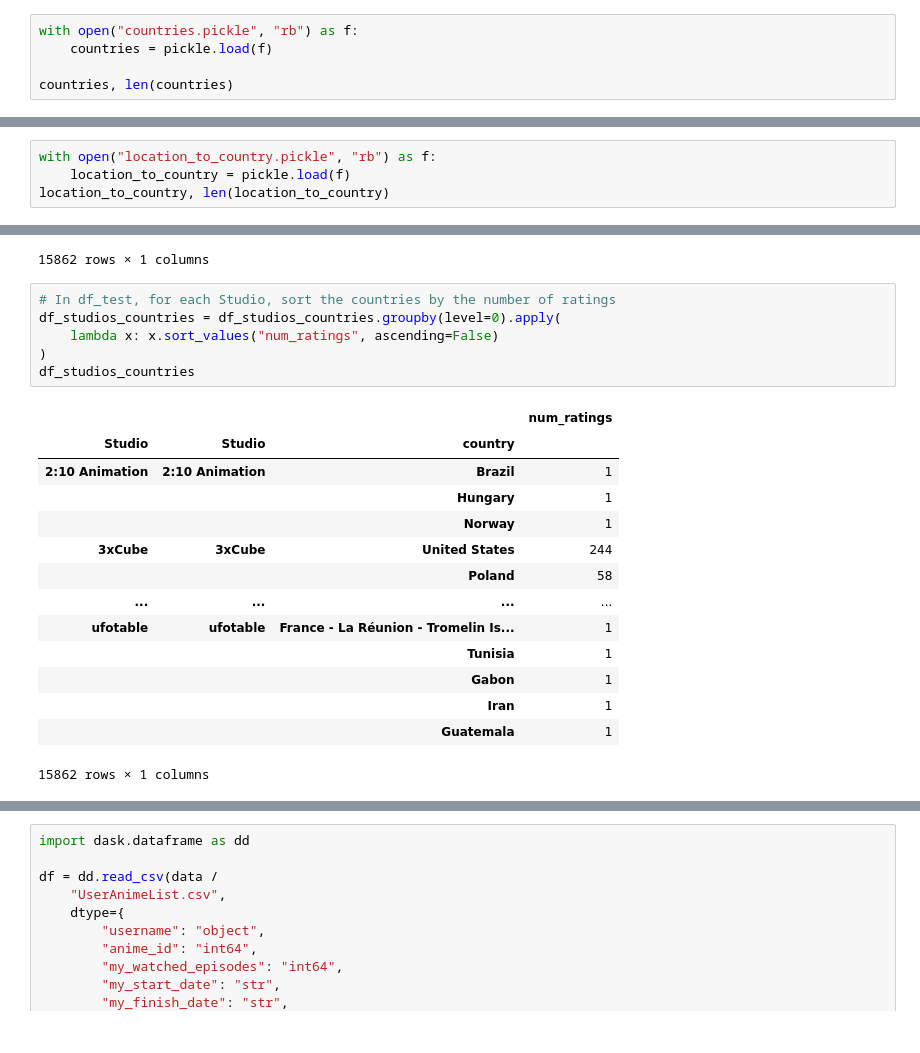
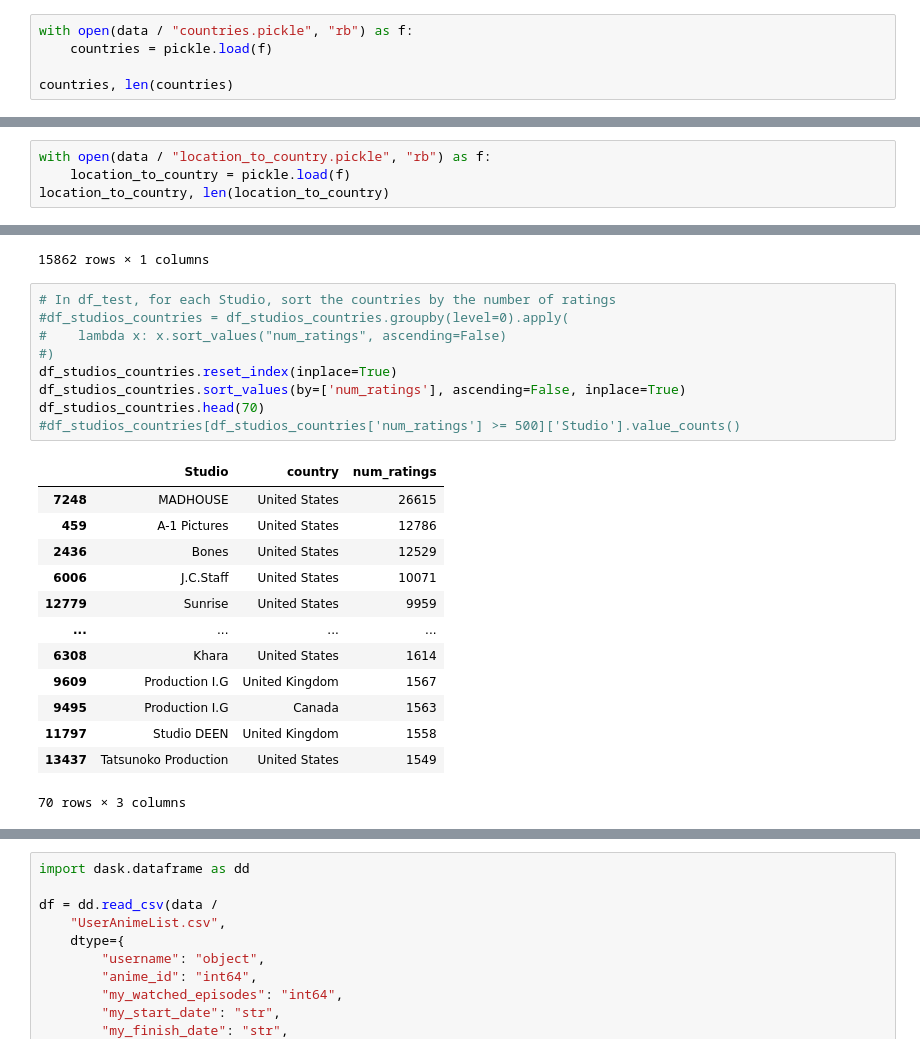
Before and after one commit to com-480-data-visualization/project-2023-vizmoica, a Jupyter notebook: eda_country.ipynb, the cells around one changed output, grey strips where cells are left out. Saved outputs shown, nothing was run; the diff lists cells and outputs as text.

Commit message:
fix country

```diff
--- a/eda_country.ipynb
+++ b/eda_country.ipynb
@@ -172,7 +129,7 @@ with open("location_to_country.pickle", "wb") as handle:
 
 assert len(location_to_country) == len(locations)
 # %%
-with open("countries.pickle", "rb") as f:
+with open(data / "countries.pickle", "rb") as f:
     countries = pickle.load(f)
 
 countries, len(countries)
@@ -195,7 +152,7 @@ countries, len(countries)
   ...],
  55280)
 # %%
-with open("location_to_country.pickle", "rb") as f:
+with open(data / "location_to_country.pickle", "rb") as f:
     location_to_country = pickle.load(f)
 location_to_country, len(location_to_country)
 # %% [output]
@@ -436,24 +393,26 @@ df_studios_countries
 15862 rows × 1 columns
 # %%
 # In df_test, for each Studio, sort the countries by the number of ratings
-df_studios_countries = df_studios_countries.groupby(level=0).apply(
-    lambda x: x.sort_values("num_ratings", ascending=False)
-)
-df_studios_countries
+#df_studios_countries = df_studios_countries.groupby(level=0).apply(
+#    lambda x: x.sort_values("num_ratings", ascending=False)
+#)
+df_studios_countries.reset_index(inplace=True)
+df_studios_countries.sort_values(by=['num_ratings'], ascending=False, inplace=True)
+df_studios_countries.head(70)
+#df_studios_countries[df_studios_countries['num_ratings'] >= 500]['Studio'].value_counts()
 # %% [output]
-|  |  |  | num_ratings |
-| Studio | Studio | country |  |
-| 2:10 Animation | 2:10 Animation | Brazil | 1 |
-|  |  | Hungary | 1 |
-|  |  | Norway | 1 |
-| 3xCube | 3xCube | United States | 244 |
-|  |  | Poland | 58 |
+|  | Studio | country | num_ratings |
+| 7248 | MADHOUSE | United States | 26615 |
+| 459 | A-1 Pictures | United States | 12786 |
+| 2436 | Bones | United States | 12529 |
+| 6006 | J.C.Staff | United States | 10071 |
+| 12779 | Sunrise | United States | 9959 |
 | ... | ... | ... | ... |
-| ufotable | ufotable | France - La Réunion - Tromelin Is... | 1 |
-|  |  | Tunisia | 1 |
-|  |  | Gabon | 1 |
-|  |  | Iran | 1 |
-|  |  | Guatemala | 1 |
+| 6308 | Khara | United States | 1614 |
+| 9609 | Production I.G | United Kingdom | 1567 |
+| 9495 | Production I.G | Canada | 1563 |
+| 11797 | Studio DEEN | United Kingdom | 1558 |
+| 13437 | Tatsunoko Production | United States | 1549 |
-15862 rows × 1 columns
+70 rows × 3 columns
 # %%
 # plot df_studios_countries
```
Also changed, not shown: parts of 13 cells of this notebook.
